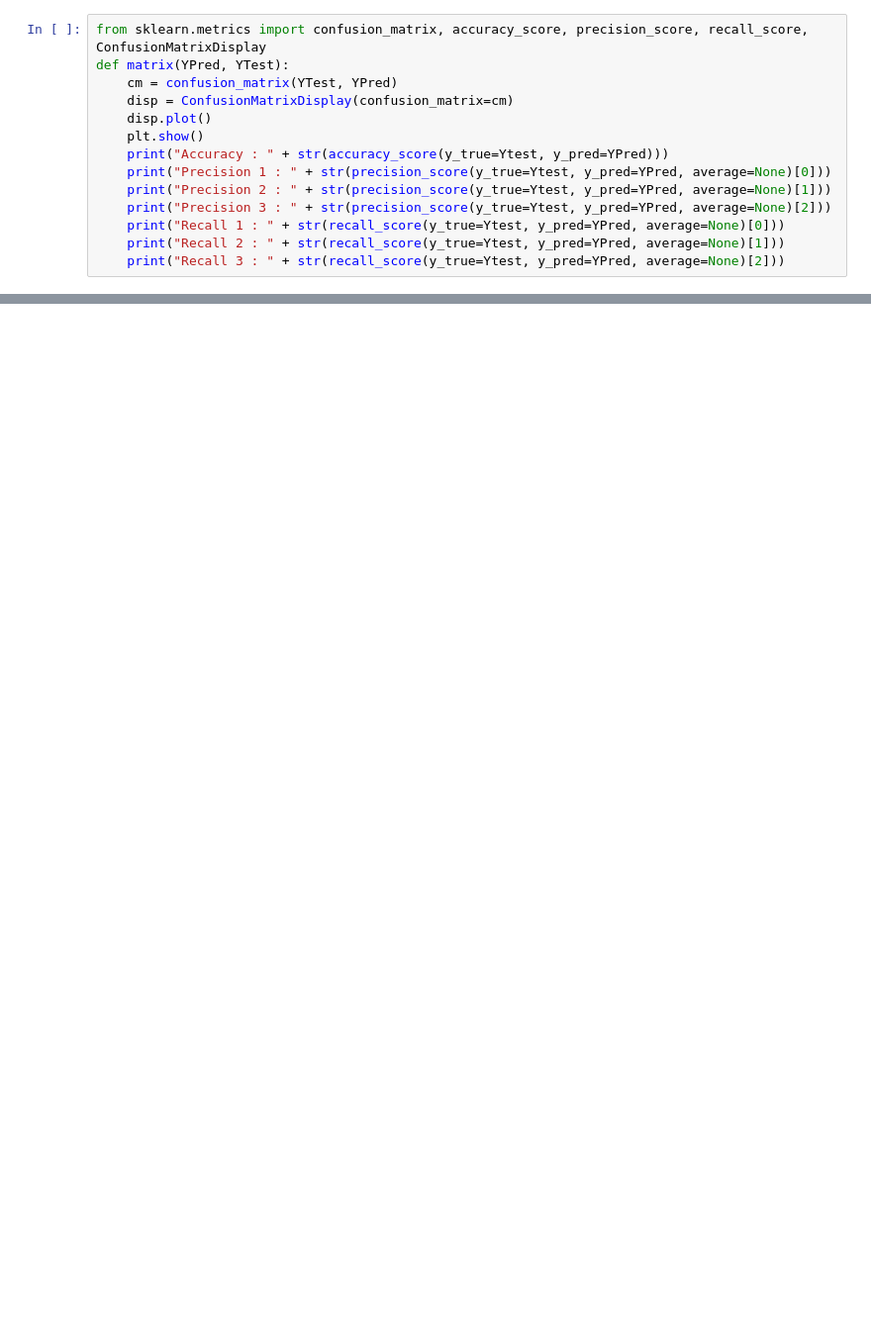
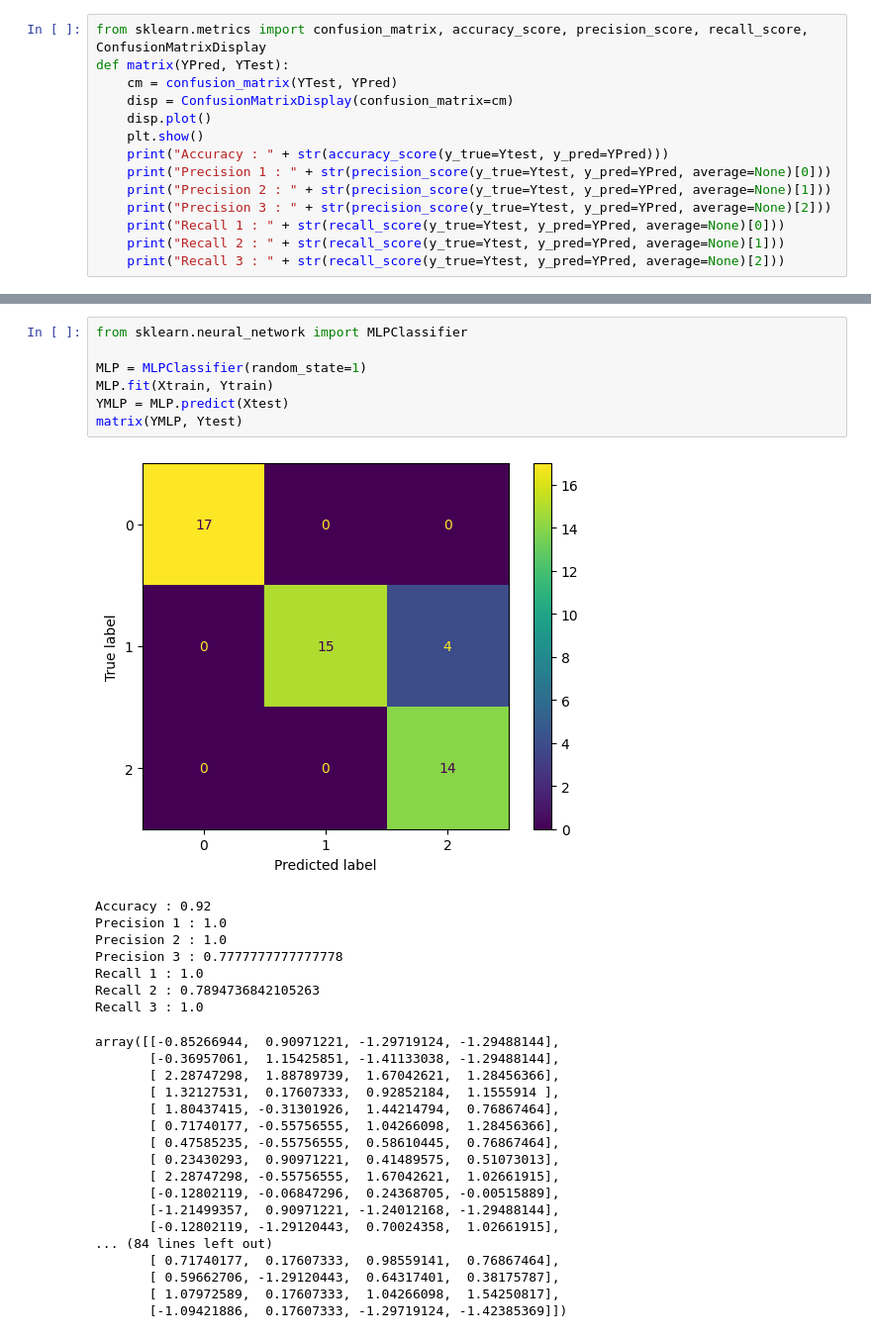
Before and after one commit to baudu69/TP_NLP, a Jupyter notebook: TP1_ML_AUDU_Bastien.ipynb, the cells around one changed output, grey strips where cells are left out. Shown at 99% size. Drawn from its saved outputs; the diff is of its cells as text; blank space fills up the shorter version.

```diff
--- a/TP1_ML_AUDU_Bastien.ipynb
+++ b/TP1_ML_AUDU_Bastien.ipynb
@@ -133,0 +134,33 @@ Recall 3 : 0.0
+# %%
+from sklearn.neural_network import MLPClassifier
+
+MLP = MLPClassifier(random_state=1)
+MLP.fit(Xtrain, Ytrain)
+YMLP = MLP.predict(Xtest)
+matrix(YMLP, Ytest)
+# %% [output]
+[figure, added]
+Accuracy : 0.92
+Precision 1 : 1.0
+Precision 2 : 1.0
+Precision 3 : 0.7777777777777778
+Recall 1 : 1.0
+Recall 2 : 0.7894736842105263
+Recall 3 : 1.0
+array([[-0.85266944,  0.90971221, -1.29719124, -1.29488144],
+       [-0.36957061,  1.15425851, -1.41133038, -1.29488144],
+       [ 2.28747298,  1.88789739,  1.67042621,  1.28456366],
+       [ 1.32127531,  0.17607333,  0.92852184,  1.1555914 ],
+       [ 1.80437415, -0.31301926,  1.44214794,  0.76867464],
+       [ 0.71740177, -0.55756555,  1.04266098,  1.28456366],
+       [ 0.47585235, -0.55756555,  0.58610445,  0.76867464],
+       [ 0.23430293,  0.90971221,  0.41489575,  0.51073013],
+       [ 2.28747298, -0.55756555,  1.67042621,  1.02661915],
+       [-0.12802119, -0.06847296,  0.24368705, -0.00515889],
+       [-1.21499357,  0.90971221, -1.24012168, -1.29488144],
+       [-0.12802119, -1.29120443,  0.70024358,  1.02661915],
+... (84 lines left out)
+       [ 0.71740177,  0.17607333,  0.98559141,  0.76867464],
+       [ 0.59662706, -1.29120443,  0.64317401,  0.38175787],
+       [ 1.07972589,  0.17607333,  1.04266098,  1.54250817],
+       [-1.09421886,  0.17607333, -1.29719124, -1.42385369]])
```
Also changed, not shown: parts of 5 cells of this notebook.
